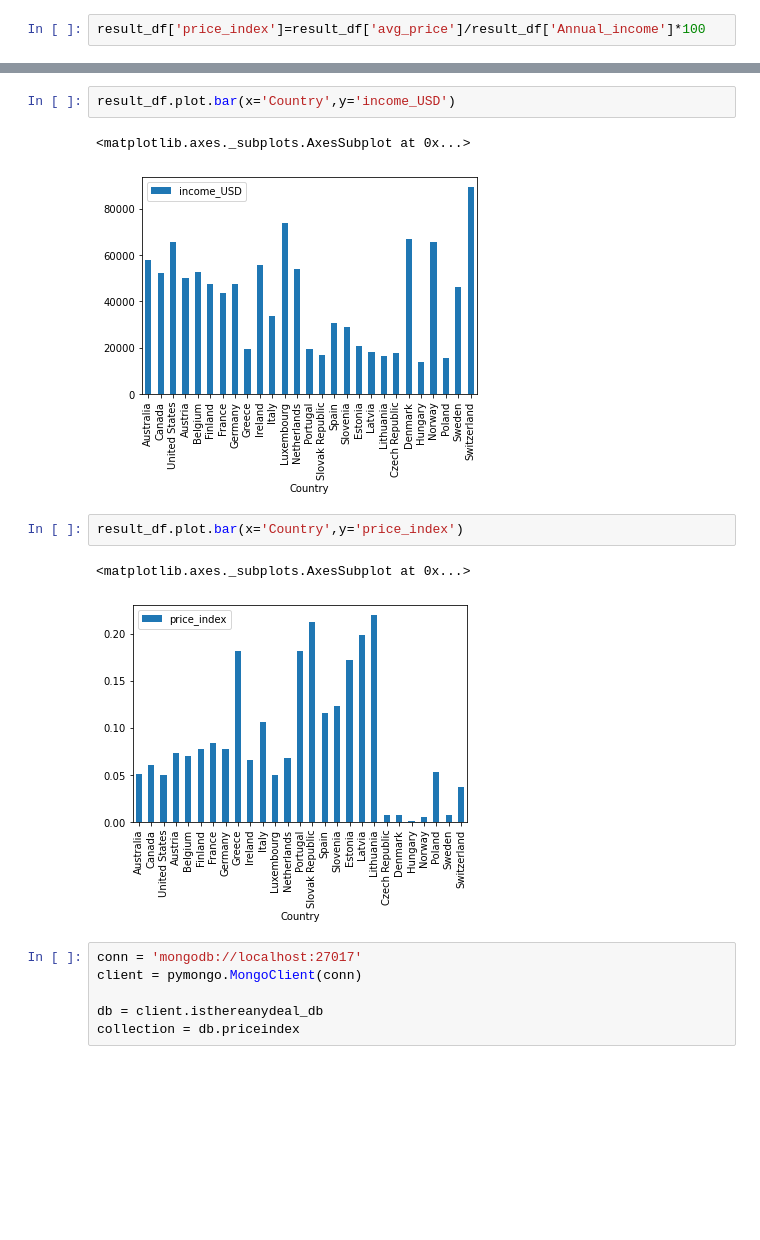
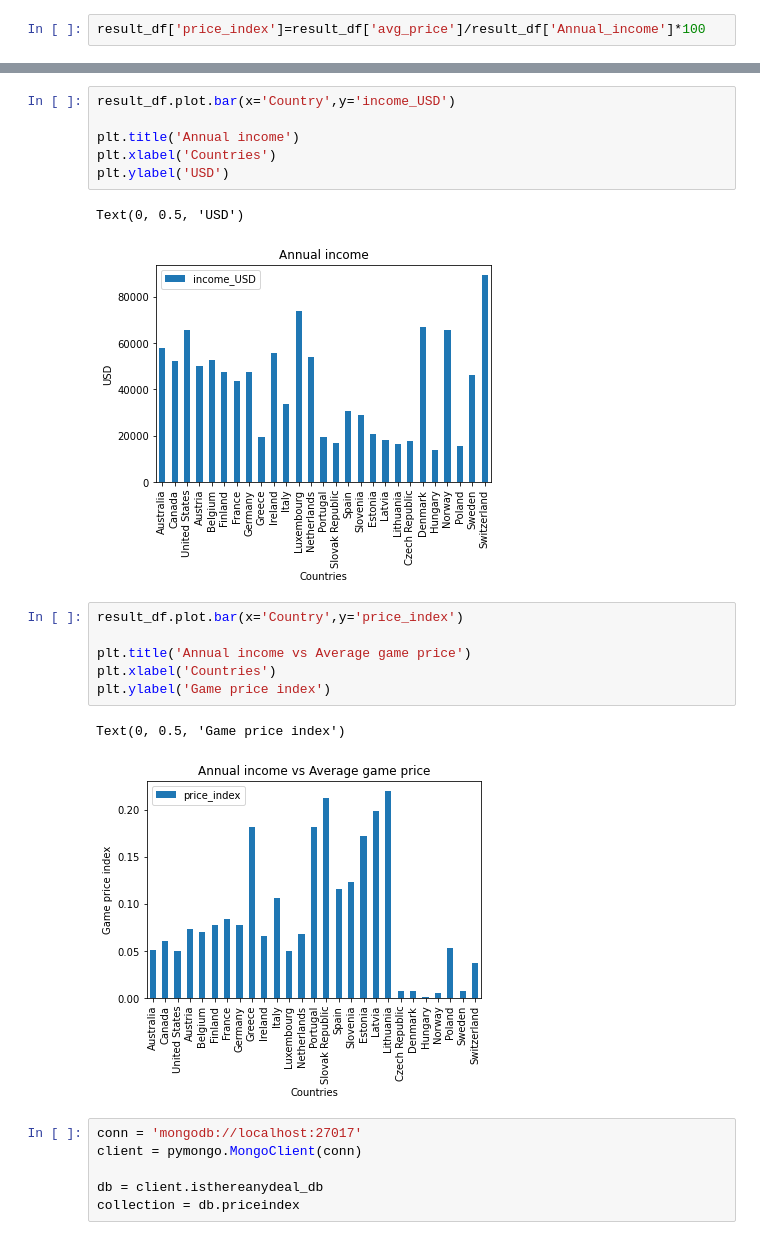
Before and after one commit to oscahui/ETL-project, a Jupyter notebook: isthereanydeal API.ipynb, the cells around one changed output, grey strips where cells are left out. Cells and saved outputs as stored; diff of their text form; blank space fills up the shorter version.

```diff
--- a/isthereanydeal API.ipynb
+++ b/isthereanydeal API.ipynb
@@ -222,14 +222,22 @@ result_df
 | 27 | CHE | Switzerland | 2019 | CHF | 8.879216e+04 | 0.993719 | 89353.391823 | CH | EU1 | ... |
 # %%
 result_df.plot.bar(x='Country',y='income_USD')
+
+plt.title('Annual income')
+plt.xlabel('Countries')
+plt.ylabel('USD')
 # %% [output]
-<matplotlib.axes._subplots.AxesSubplot at 0x...>
+Text(0, 0.5, 'USD')
-[figure, old version]
+[figure, new version]
 # %%
 result_df.plot.bar(x='Country',y='price_index')
+
+plt.title('Annual income vs Average game price')
+plt.xlabel('Countries')
+plt.ylabel('Game price index')
 # %% [output]
-<matplotlib.axes._subplots.AxesSubplot at 0x...>
+Text(0, 0.5, 'Game price index')
-[figure, old version]
+[figure, new version]
 # %%
 conn = 'mongodb://localhost:27017'
 client = pymongo.MongoClient(conn)
```
Also changed, not shown: parts of 1 cell of this notebook.
